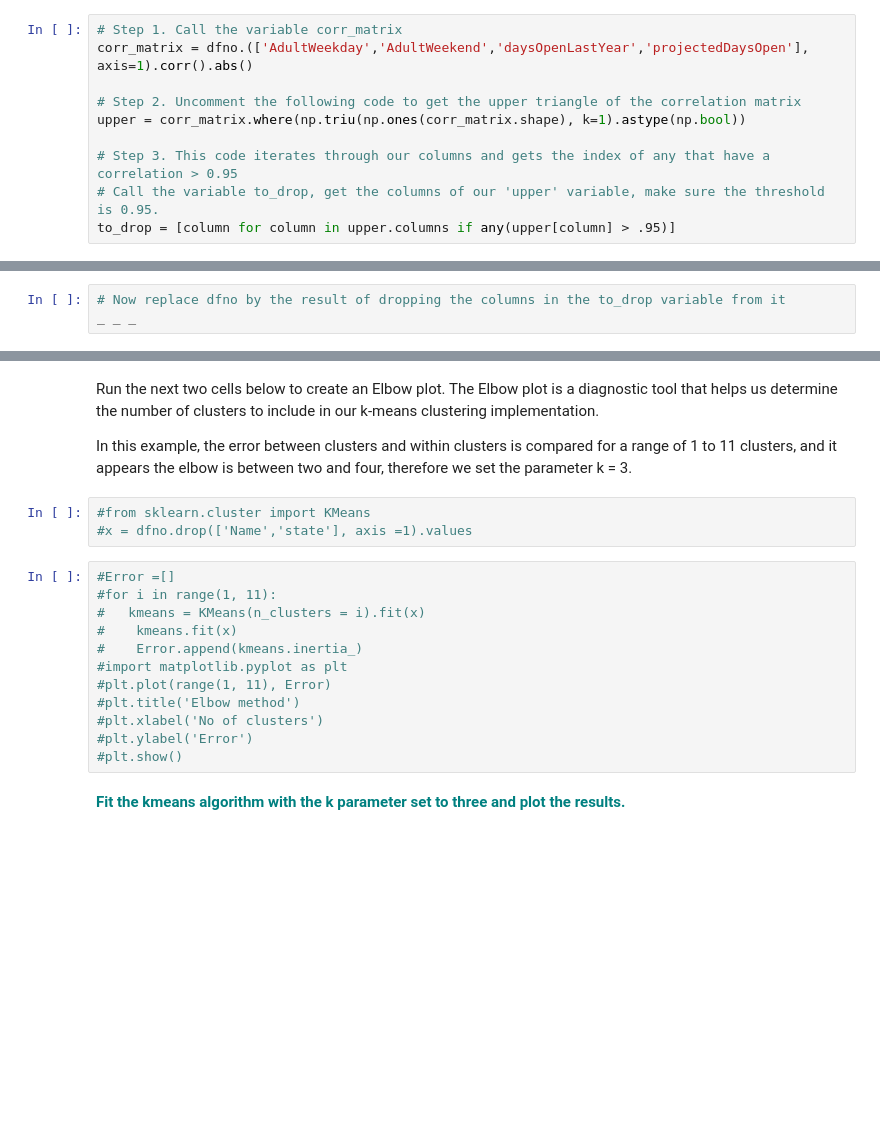
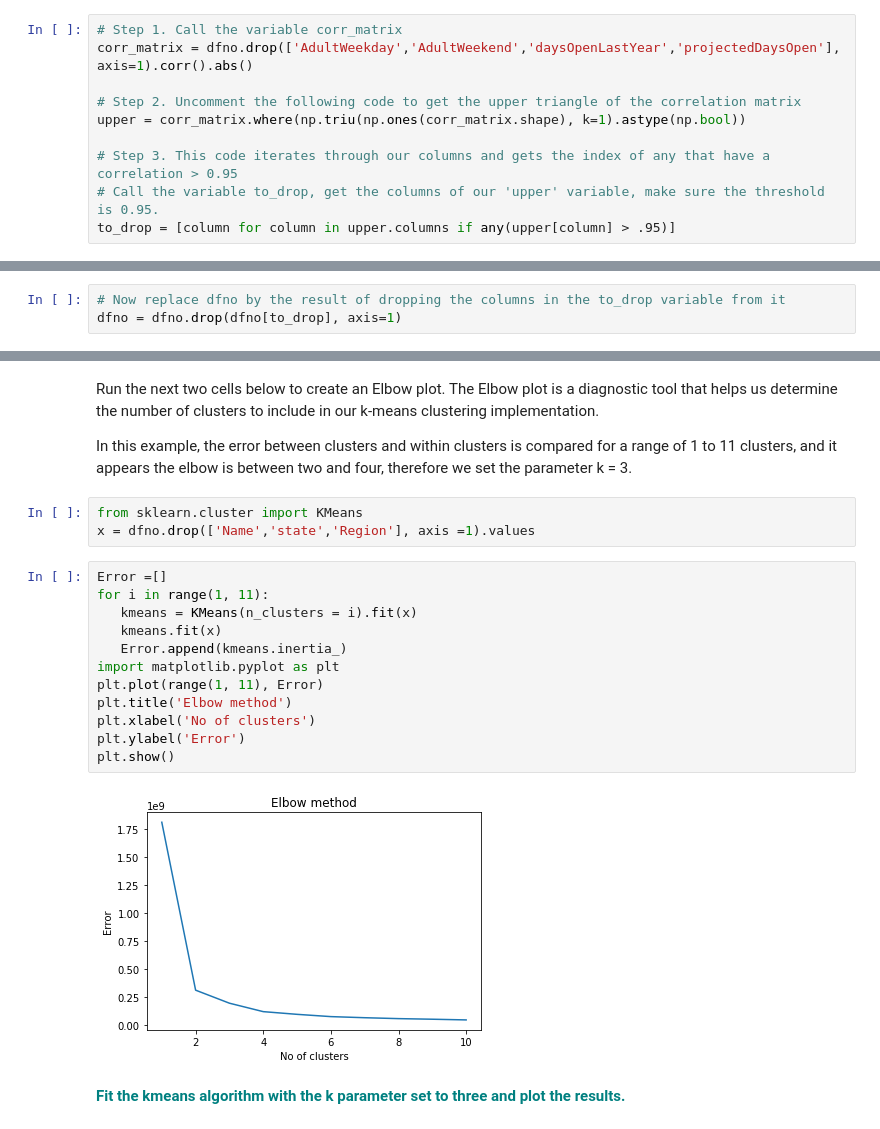
Before and after one commit to gvarg75/Springboard, a Jupyter notebook: Capstone/guided_capstone/jupyter_notebook/GuidedCapstoneStep3HL.ipynb, the cells around one changed output, grey strips where cells are left out. Saved outputs shown, nothing was run; the diff lists cells and outputs as text; blank space fills up the shorter version.

```diff
--- a/Capstone/guided_capstone/jupyter_notebook/GuidedCapstoneStep3HL.ipynb
+++ b/Capstone/guided_capstone/jupyter_notebook/GuidedCapstoneStep3HL.ipynb
@@ -282,7 +282,7 @@ Step 2: Select the upper triangle of the correlation matrix. This is because a c
 Step 3: Find the index of feature columns with a correlation greater than 0.95.
 # %%
 # Step 1. Call the variable corr_matrix
-corr_matrix = dfno.(['AdultWeekday','AdultWeekend','daysOpenLastYear','projectedDaysOpen'], axis=1).corr().abs()
+corr_matrix = dfno.drop(['AdultWeekday','AdultWeekend','daysOpenLastYear','projectedDaysOpen'], axis=1).corr().abs()
 
 # Step 2. Uncomment the following code to get the upper triangle of the correlation matrix
 upper = corr_matrix.where(np.triu(np.ones(corr_matrix.shape), k=1).astype(np.bool))
@@ -300,3 +302,3 @@ print('Reduced dataframe size: ',dfno.drop(dfno[to_drop], axis=1).shape)
 # %%
 # Now replace dfno by the result of dropping the columns in the to_drop variable from it
-_ _ _
+dfno = dfno.drop(dfno[to_drop], axis=1)
@@ -311,20 +315,22 @@ Run the next two cells below to create an Elbow plot. The Elbow plot is a diagno
 
 In this example, the error between clusters and within clusters is compared for a range of 1 to 11 clusters, and it appears the elbow is between two and four, therefore we set the parameter k = 3.
 # %%
-#from sklearn.cluster import KMeans
-#x = dfno.drop(['Name','state'], axis =1).values
+from sklearn.cluster import KMeans
+x = dfno.drop(['Name','state','Region'], axis =1).values
 # %%
-#Error =[]
-#for i in range(1, 11):
-#   kmeans = KMeans(n_clusters = i).fit(x)
-#    kmeans.fit(x)
-#    Error.append(kmeans.inertia_)
-#import matplotlib.pyplot as plt
-#plt.plot(range(1, 11), Error)
-#plt.title('Elbow method')
-#plt.xlabel('No of clusters')
-#plt.ylabel('Error')
-#plt.show()
+Error =[]
+for i in range(1, 11):
+   kmeans = KMeans(n_clusters = i).fit(x)
+   kmeans.fit(x)
+   Error.append(kmeans.inertia_)
+import matplotlib.pyplot as plt
+plt.plot(range(1, 11), Error)
+plt.title('Elbow method')
+plt.xlabel('No of clusters')
+plt.ylabel('Error')
+plt.show()
+# %% [output]
+[figure, added]
 # %% [markdown]
 <font color='teal'>**Fit the kmeans algorithm with the k parameter set to three and plot the results.**</font>
 # %%
```
Also changed, not shown: parts of 17 cells of this notebook, 1 other file.
